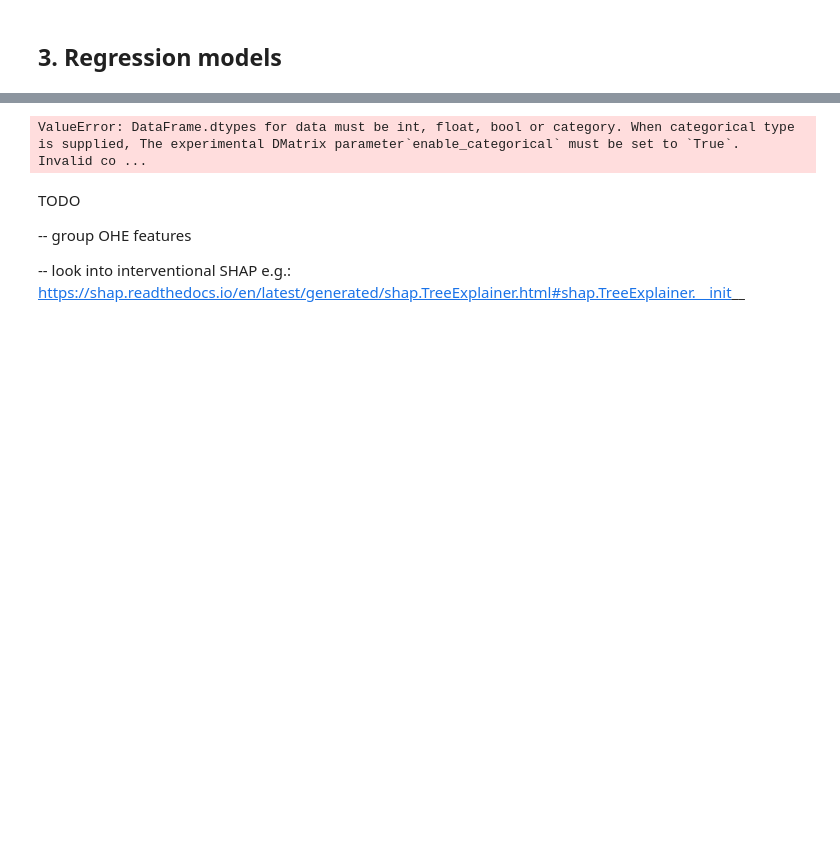
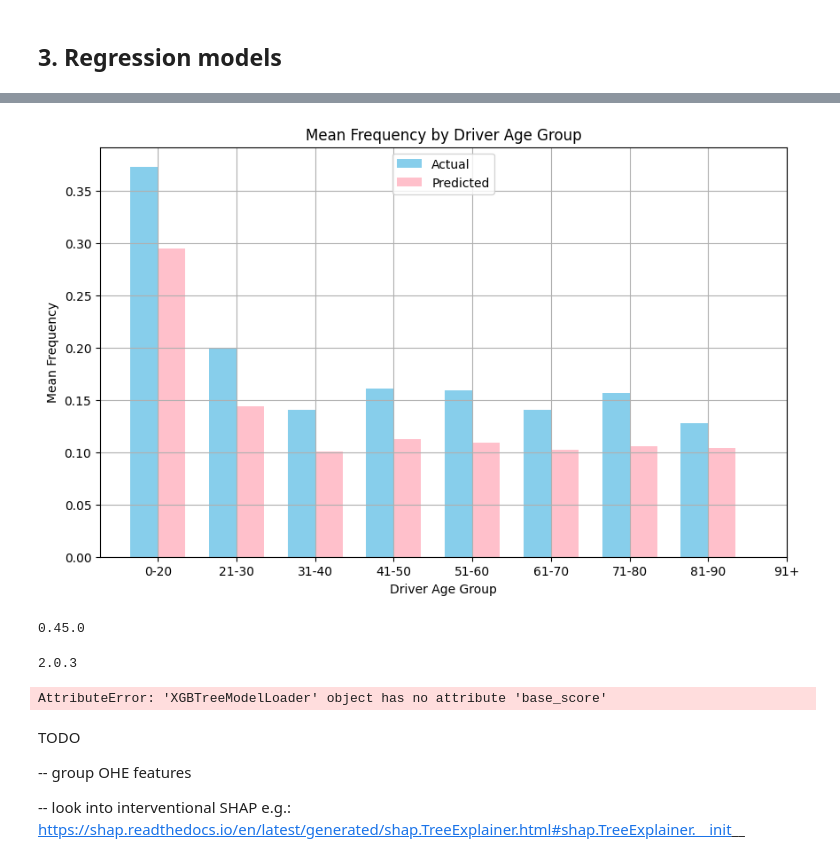
Before and after one commit to XAI-WorkingParty/SHAPDependenceExploration, a Jupyter notebook: notebooks/peeking.ipynb, the cells around one changed output, grey strips where cells are left out. Saved outputs shown, nothing was run; the diff lists cells and outputs as text; code cells hidden in the pictures; blank space fills up the shorter version.

```diff
--- a/notebooks/peeking.ipynb
+++ b/notebooks/peeking.ipynb
@@ -420,6 +450,61 @@ memory usage: 22.2 MB
+# %%
+# Generate predictions for the test set
+predictions = fit_xgb.predict(dtest)
+
+test_data_with_predictions = preprocessed_test_data.copy()
+predictions_series = pd.Series(predictions, index=test_idx)
+
+# Using .loc to ensure correct and safe assignment
+test_data_with_predictions.loc[:, 'predictions'] = predictions_series
+# %%
+# pull the actual Freq values into a dataframe based on the test partitiiom for grpahing purposes
+test_data_with_actuals = prep_xgb(test, x+y)
+
+# Define age bins
+bins = [0, 20, 30, 40, 50, 60, 70, 80, 90, 100]
+labels = ['0-20', '21-30', '31-40', '41-50', '51-60', '61-70', '71-80', '81-90', '91+']
+
+test_data_with_actuals = test_data_with_actuals.copy()
+test_data_with_predictions = test_data_with_predictions.copy()
+
+test_data_with_actuals.loc[:,'AgeGroup'] = pd.cut(test_data_with_actuals['DrivAge'], bins=bins, labels=labels, right=False)
+test_data_with_predictions.loc[:,'AgeGroup'] = pd.cut(test_data_with_predictions['DrivAge'], bins=bins, labels=labels, right=False)
+
+# Group by the new column and calculate mean frequency
+grouped_actuals_data = test_data_with_actuals.groupby('AgeGroup')['Freq'].mean()
+grouped_predicted_data = test_data_with_predictions.groupby('AgeGroup')['predictions'].mean()
+
+driver_age_groups = np.array(range(len(grouped_actuals_data)))
+bar_width = 0.35  # Width of the bars
+
+plt.figure(figsize=(10, 6))
+
+# Plotting actual data
+plt.bar(driver_age_groups - bar_width/2, grouped_actuals_data, width=bar_width, color='skyblue', label='Actual')
+
+# Plotting predicted data
+plt.bar(driver_age_groups + bar_width/2, grouped_predicted_data, width=bar_width, color='pink', label='Predicted')
+
+plt.title('Mean Frequency by Driver Age Group')
+plt.xlabel('Driver Age Group')
+plt.ylabel('Mean Frequency')
+plt.xticks(driver_age_groups, labels=[str(age) for age in grouped_actuals_data.index])  # Set x-ticks if needed
+plt.grid(True)
+plt.legend()  # Add a legend
+plt.show()
+# %% [output]
+[figure, added]
+# %%
+print(shap.__version__)
+# %% [output]
+0.45.0
+# %%
+print(xgb.__version__)
+# %% [output]
+2.0.3
 # %%
 # Create the SHAP explainer with the model
-explainer = shap.Explainer(fit_xgb)
+explainer = shap.TreeExplainer(fit_xgb)
 
 # Compute SHAP values for the training set
 shap_values = explainer.shap_values(preprocessed_data)
@@ -427,7 +512,7 @@ shap_values = explainer.shap_values(preprocessed_data)
 # SHAP Summary Plot
 shap.summary_plot(shap_values, preprocessed_data)
 # %% [output]
-ValueError: DataFrame.dtypes for data must be int, float, bool or category. When categorical type is supplied, The experimental DMatrix parameter`enable_categorical` must be set to `True`.  Invalid co ...
+AttributeError: 'XGBTreeModelLoader' object has no attribute 'base_score'
 # %% [markdown]
 TODO
 
```
Also changed, not shown: parts of 6 cells of this notebook.
